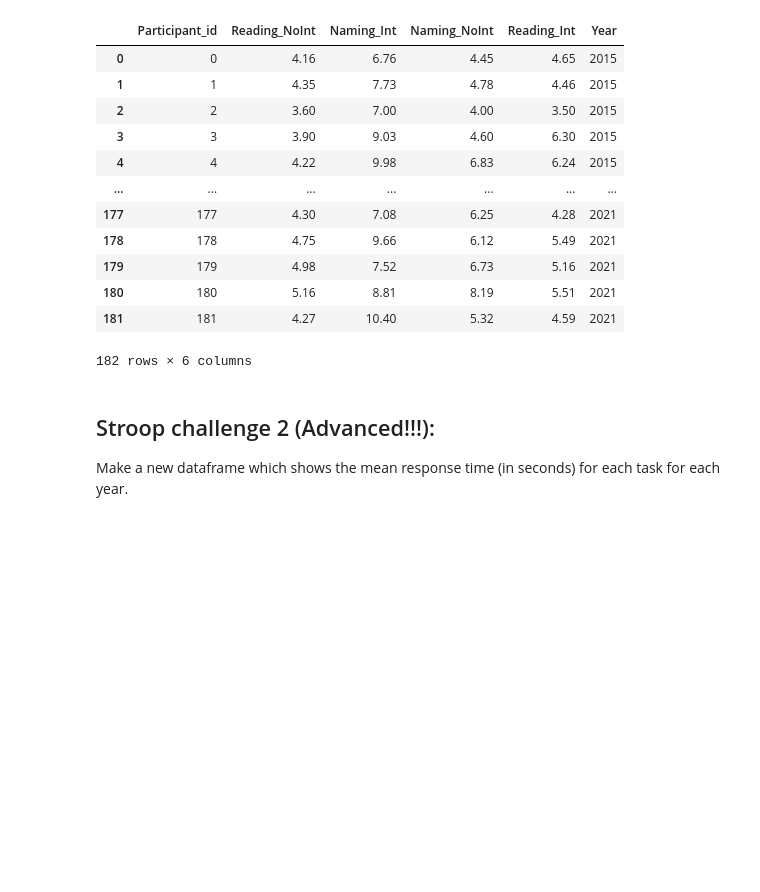
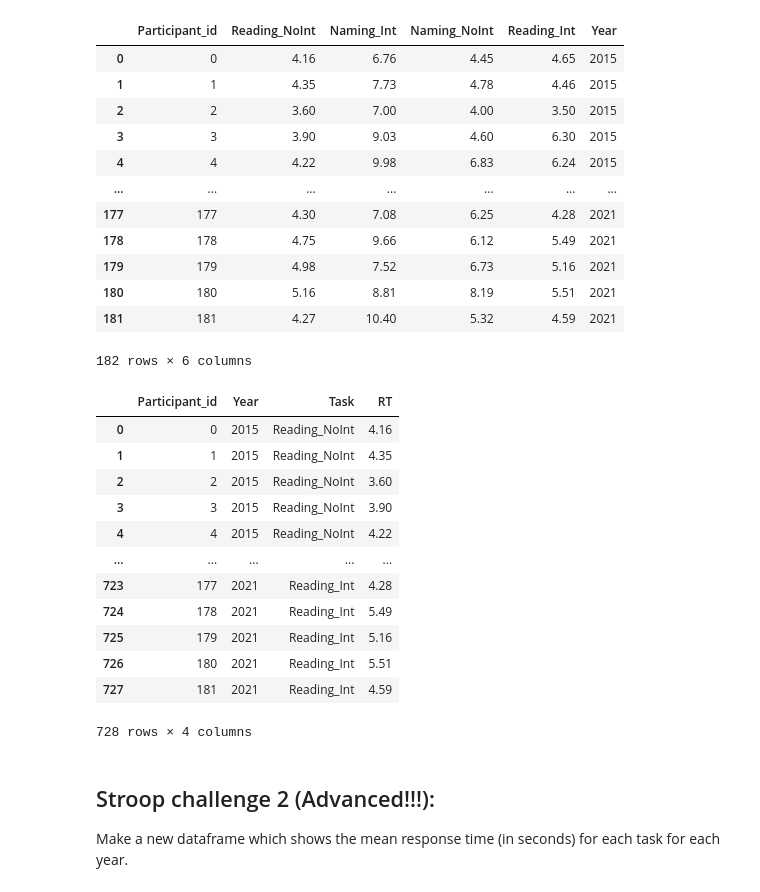
Before and after one commit to AneLodahl/Cultural-Data-Science, a Jupyter notebook: fun_with_pandas.ipynb, the cells around one changed output. Drawn from its saved outputs; the diff is of its cells as text; code cells hidden in the pictures; blank space fills up the shorter version.

```diff
--- a/fun_with_pandas.ipynb
+++ b/fun_with_pandas.ipynb
@@ -526,6 +515,24 @@ df
 | 180 | 180 | 5.16 | 8.81 | 8.19 | 5.51 | 2021 |
 | 181 | 181 | 4.27 | 10.40 | 5.32 | 4.59 | 2021 |
 182 rows × 6 columns
+# %%
+df_melt = pd.melt(df, id_vars=['Participant_id', 'Year'], value_vars=['Reading_NoInt', 'Naming_Int', 'Naming_NoInt', 'Reading_Int'], var_name='Task', value_name='RT', col_level=None, ignore_index=True)
+df_melt
+#df_melt.head()
+# %% [output]
+|  | Participant_id | Year | Task | RT |
+| 0 | 0 | 2015 | Reading_NoInt | 4.16 |
+| 1 | 1 | 2015 | Reading_NoInt | 4.35 |
+| 2 | 2 | 2015 | Reading_NoInt | 3.60 |
+| 3 | 3 | 2015 | Reading_NoInt | 3.90 |
+| 4 | 4 | 2015 | Reading_NoInt | 4.22 |
+| ... | ... | ... | ... | ... |
+| 723 | 177 | 2021 | Reading_Int | 4.28 |
+| 724 | 178 | 2021 | Reading_Int | 5.49 |
+| 725 | 179 | 2021 | Reading_Int | 5.16 |
+| 726 | 180 | 2021 | Reading_Int | 5.51 |
+| 727 | 181 | 2021 | Reading_Int | 4.59 |
+728 rows × 4 columns
 # %% [markdown]
 ## Stroop challenge 2 (Advanced!!!):
 
```
Also changed, not shown: parts of 3 cells of this notebook.
